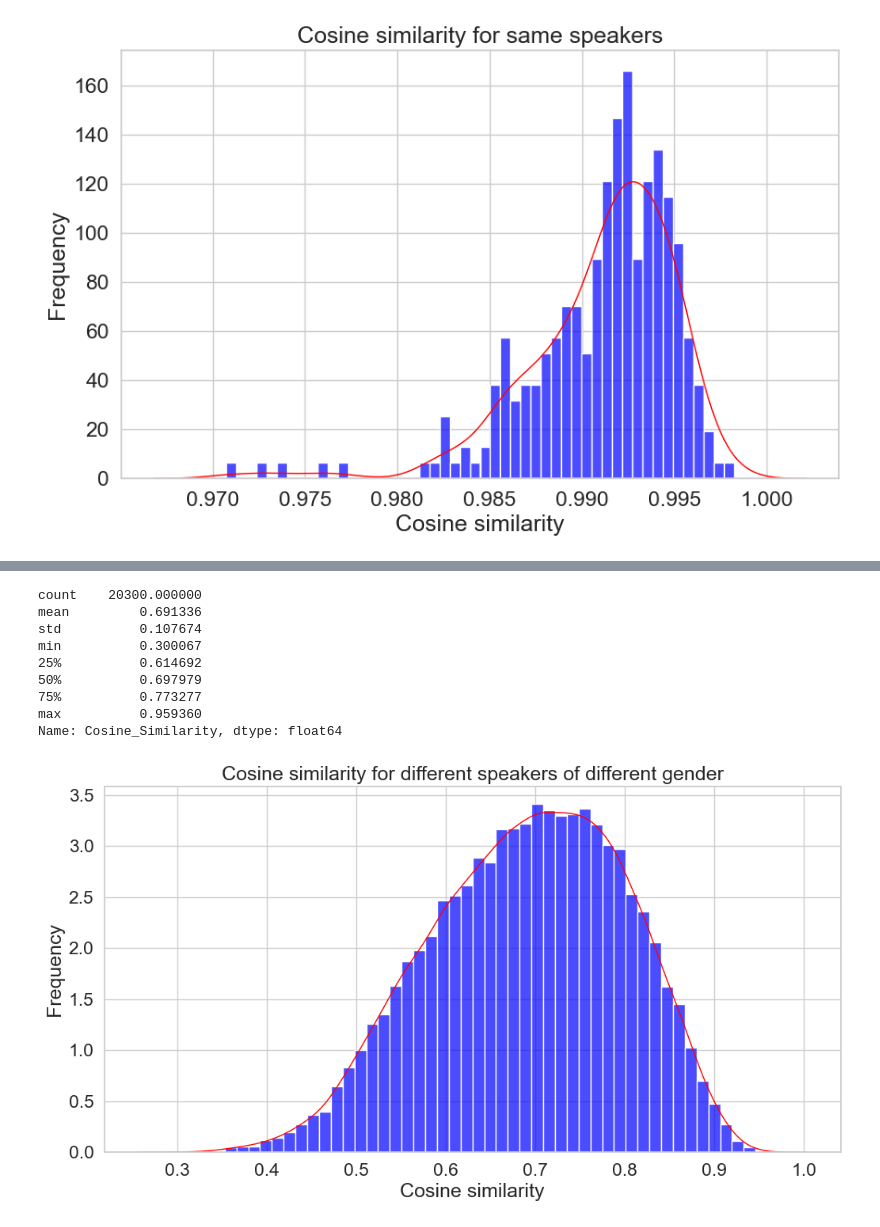
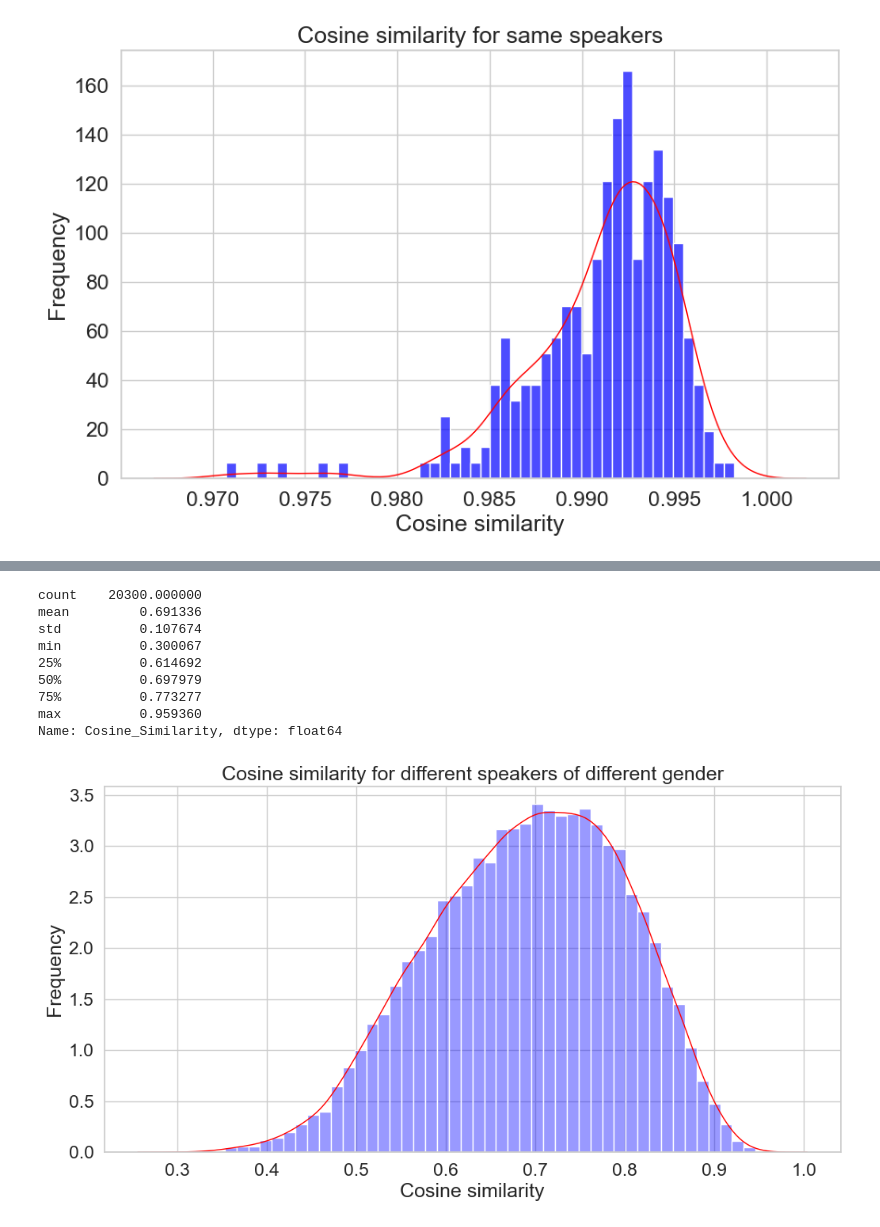
Before and after one commit to carmelgafa/ari5121-project, a Jupyter notebook: VoiceSimilarityAnalysis-code/analysis.ipynb, the cells around one changed output, grey strips where cells are left out. Drawn from its saved outputs; the diff is of its cells as text; code cells hidden in the pictures.

```diff
--- a/VoiceSimilarityAnalysis-code/analysis.ipynb
+++ b/VoiceSimilarityAnalysis-code/analysis.ipynb
@@ -104,34 +104,34 @@ Name: Cosine_Similarity, dtype: float64
 # %%
 df_males_cross = df_different_speakers[
     (df_different_speakers['1_gender'] == 'male') & (df_different_speakers['2_gender'] == 'female') |
     (df_different_speakers['1_gender'] == 'female') & (df_different_speakers['2_gender'] == 'male')
 ]
 
 print(df_males_cross['Cosine_Similarity'].describe())
 
 
 plt.figure(figsize=(12, 6))
 
-sns.histplot(df_males_cross['Cosine_Similarity'], bins=50, alpha=0.7, color='blue', stat='density')
+sns.histplot(df_males_cross['Cosine_Similarity'], bins=50, alpha=0.4, color='blue', stat='density')
 sns.kdeplot(df_males_cross['Cosine_Similarity'], color='red', linewidth=1)
 
 plt.xlabel('Cosine similarity')
 plt.ylabel('Frequency')
 plt.title('Cosine similarity for different speakers of different gender')
 plt.show()
 
 different_gender_range = (df_males_cross['Cosine_Similarity'].min(), df_males_cross['Cosine_Similarity'].max())
 # %% [output]
 count    20300.000000
 mean         0.691336
 std          0.107674
 min          0.300067
 25%          0.614692
 50%          0.697979
 75%          0.773277
 max          0.959360
 Name: Cosine_Similarity, dtype: float64
-[figure, old version]
+[figure, new version]
 # %%
 print(same_speakers_range)
 print(different_speakers_male_range)
```
Also changed, not shown: parts of 5 cells of this notebook, 26 other files.
